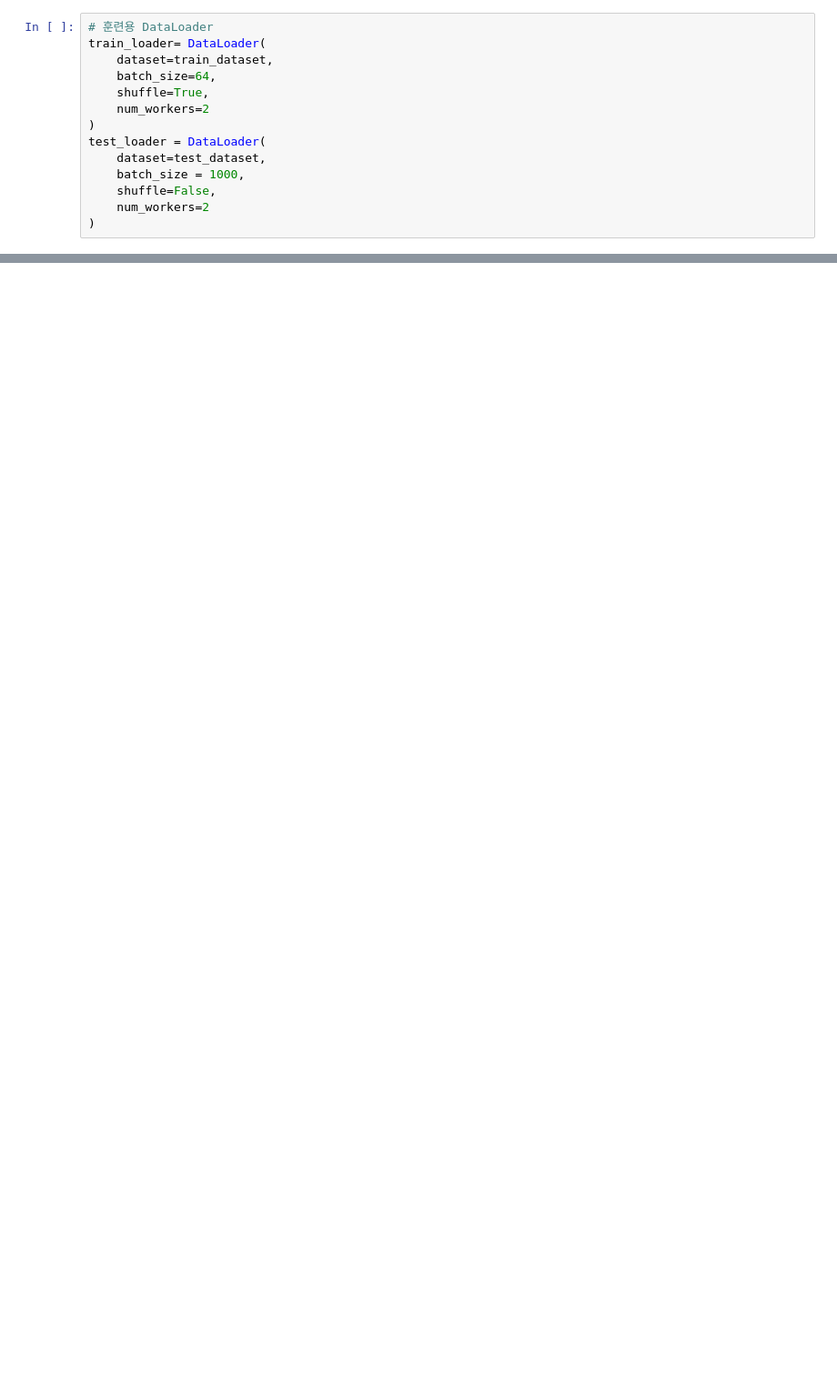
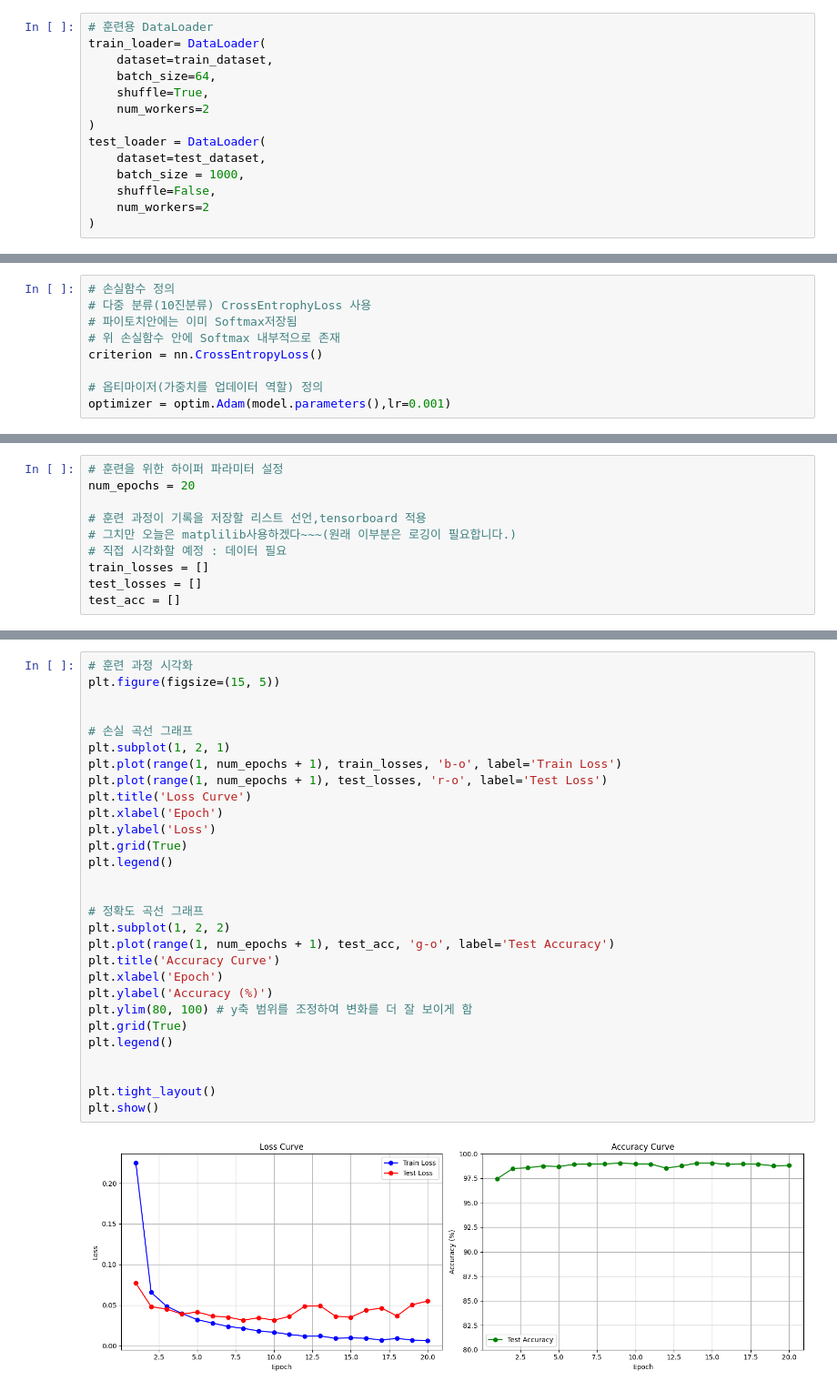
Before and after one commit to nli830052-cmd/dl_dev, a Jupyter notebook: src/part6/00 이미지 분류 프로젝트.ipynb, the cells around one changed output, grey strips where cells are left out. Shown at 91% size. Drawn from its saved outputs; the diff is of its cells as text; blank space fills up the shorter version.

```diff
--- a/src/part6/00 이미지 분류 프로젝트.ipynb
+++ b/src/part6/00 이미지 분류 프로젝트.ipynb
@@ -166,0 +174,9 @@ class SimpleCNN(nn.Module): # 간단한 신경망이다
+# %%
+# 손실함수 정의
+# 다중 분류(10진분류) CrossEntrophyLoss 사용
+# 파이토치안에는 이미 Softmax저장됨
+# 위 손실함수 안에 Softmax 내부적으로 존재
+criterion = nn.CrossEntropyLoss()
+
+# 옵티마이저(가중치를 업데이터 역할) 정의
+optimizer = optim.Adam(model.parameters(),lr=0.001)
@@ -166,0 +267,10 @@ class SimpleCNN(nn.Module): # 간단한 신경망이다
+# %%
+# 훈련을 위한 하이퍼 파라미터 설정
+num_epochs = 20
+
+# 훈련 과정이 기록을 저장할 리스트 선언,tensorboard 적용
+# 그치만 오늘은 matplilib사용하겠다~~~(원래 이부분은 로깅이 필요합니다.)
+# 직접 시각화할 예정 : 데이터 필요
+train_losses = []
+test_losses = []
+test_acc = []
@@ -166,0 +332,31 @@ class SimpleCNN(nn.Module): # 간단한 신경망이다
+# %%
+# 훈련 과정 시각화
+plt.figure(figsize=(15, 5))
+
+
+# 손실 곡선 그래프
+plt.subplot(1, 2, 1)
+plt.plot(range(1, num_epochs + 1), train_losses, 'b-o', label='Train Loss')
+plt.plot(range(1, num_epochs + 1), test_losses, 'r-o', label='Test Loss')
+plt.title('Loss Curve')
+plt.xlabel('Epoch')
+plt.ylabel('Loss')
+plt.grid(True)
+plt.legend()
+
+
+# 정확도 곡선 그래프
+plt.subplot(1, 2, 2)
+plt.plot(range(1, num_epochs + 1), test_acc, 'g-o', label='Test Accuracy')
+plt.title('Accuracy Curve')
+plt.xlabel('Epoch')
+plt.ylabel('Accuracy (%)')
+plt.ylim(80, 100) # y축 범위를 조정하여 변화를 더 잘 보이게 함
+plt.grid(True)
+plt.legend()
+
+
+plt.tight_layout()
+plt.show()
+# %% [output]
+[figure, added]
```
Also changed, not shown: parts of 14 cells of this notebook, 6 other files.
